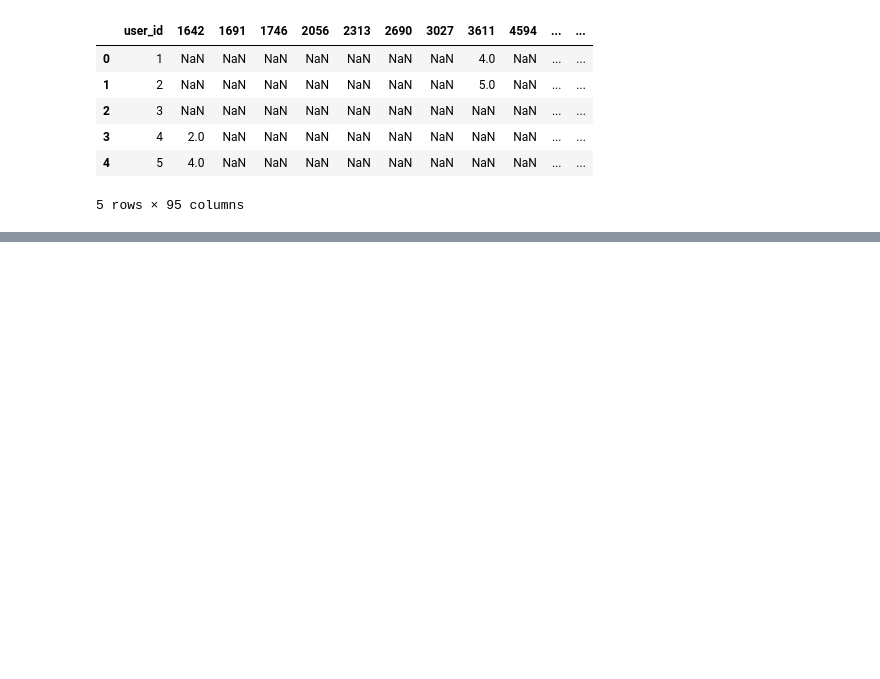
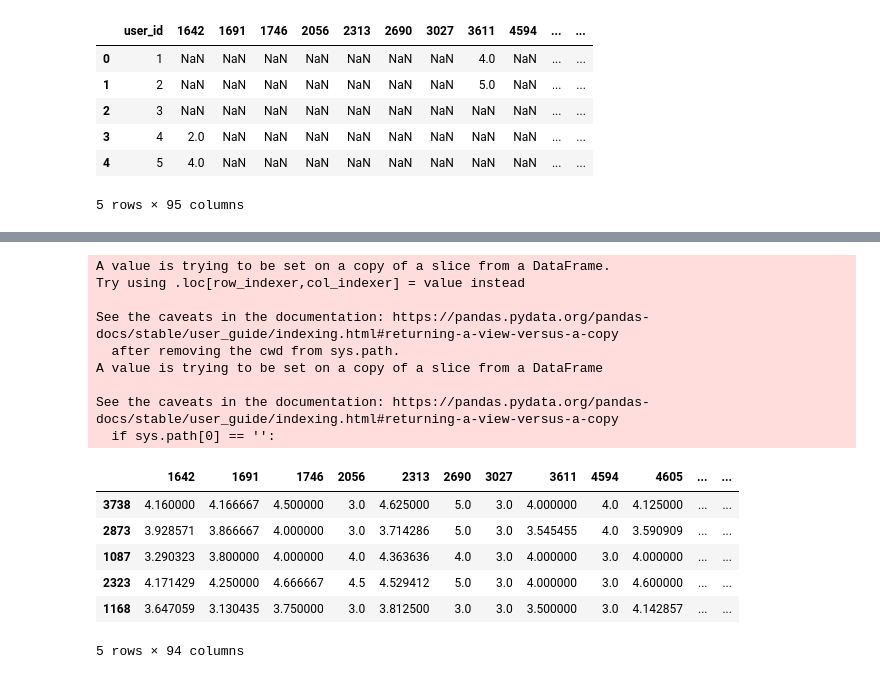
Before and after one commit to savardnm/DS3001-D20-T19, a Jupyter notebook: data-clustering.ipynb, the cells around one changed output, grey strips where cells are left out. Drawn from its saved outputs; the diff is of its cells as text; code cells hidden in the pictures; blank space fills up the shorter version.

```diff
--- a/data-clustering.ipynb
+++ b/data-clustering.ipynb
@@ -247,3 +252,37 @@ predictions_5 = kmeans_5.fit_predict(x_all_genres_values)
+# %%
+# choose the number of movies and users and sort
+n_genres = 94
+n_users = 18
+x_all_genres['sort_val']=0
+for index, row in x_all_genres.iterrows():
+    count = 0
+    for item in row.iteritems():
+        if(item[1] != 3):
+            count+=1;
+    x_all_genres.at[index,'sort_val']=count
+
+x_all_genres.sort_values('sort_val', inplace=True, ascending=False)
+
+x_all_genres_trimmed = x_all_genres.drop('sort_val', axis=1).head(n = 1000)
+
+x_all_genres_trimmed.head()
+# %% [output]
+A value is trying to be set on a copy of a slice from a DataFrame.
+Try using .loc[row_indexer,col_indexer] = value instead
+
+See the caveats in the documentation: https://pandas.pydata.org/pandas-docs/stable/user_guide/indexing.html#returning-a-view-versus-a-copy
+  after removing the cwd from sys.path.
+A value is trying to be set on a copy of a slice from a DataFrame
+
+See the caveats in the documentation: https://pandas.pydata.org/pandas-docs/stable/user_guide/indexing.html#returning-a-view-versus-a-copy
+  if sys.path[0] == '':
+|  | 1642 | 1691 | 1746 | 2056 | 2313 | 2690 | 3027 | 3611 | 4594 | 4605 | ... | ... |
+| 3738 | 4.160000 | 4.166667 | 4.500000 | 3.0 | 4.625000 | 5.0 | 3.0 | 4.000000 | 4.0 | 4.125000 | ... | ... |
+| 2873 | 3.928571 | 3.866667 | 4.000000 | 3.0 | 3.714286 | 5.0 | 3.0 | 3.545455 | 4.0 | 3.590909 | ... | ... |
+| 1087 | 3.290323 | 3.800000 | 4.000000 | 4.0 | 4.363636 | 4.0 | 3.0 | 4.000000 | 3.0 | 4.000000 | ... | ... |
+| 2323 | 4.171429 | 4.250000 | 4.666667 | 4.5 | 4.529412 | 5.0 | 3.0 | 4.000000 | 3.0 | 4.600000 | ... | ... |
+| 1168 | 3.647059 | 3.130435 | 3.750000 | 3.0 | 3.812500 | 3.0 | 3.0 | 3.500000 | 3.0 | 4.142857 | ... | ... |
+5 rows × 94 columns
 # %%
 import helper
 
```
Also changed, not shown: parts of 14 cells of this notebook, 7 other files.
